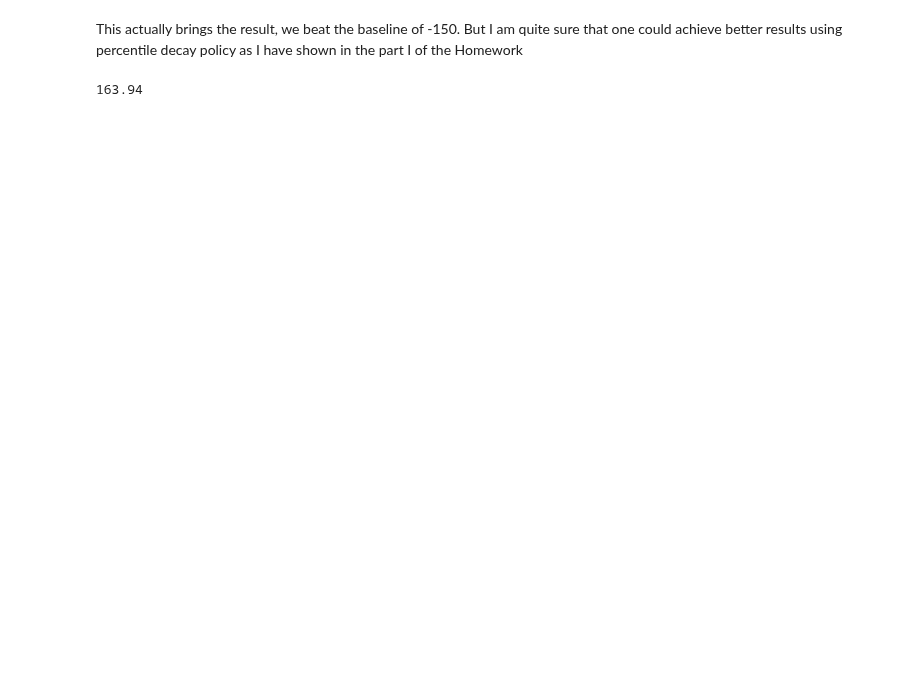
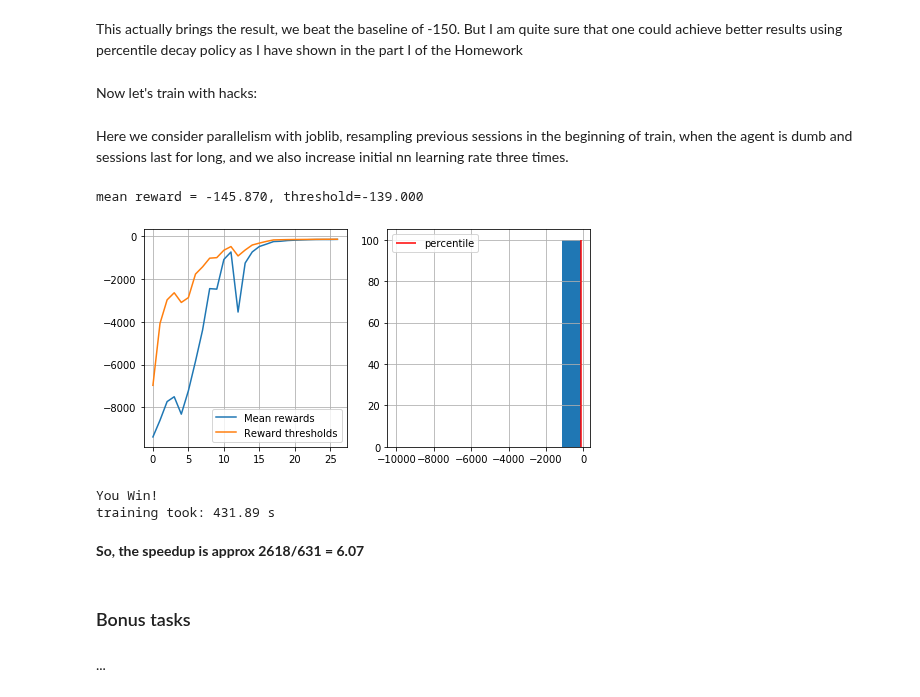
Before and after one commit to SergeiGorbatiuk/Practical_RL, a Jupyter notebook: week01_intro/deep_crossentropy_method.ipynb, the cells around one changed output. Saved outputs shown, nothing was run; the diff lists cells and outputs as text; code cells hidden in the pictures; blank space fills up the shorter version.

```diff
--- a/week01_intro/deep_crossentropy_method.ipynb
+++ b/week01_intro/deep_crossentropy_method.ipynb
@@ -402,7 +399,6 @@ training took: 163.94210505485535ms
 # %% [markdown]
 This actually brings the result, we beat the baseline of -150. But I am quite sure that one could achieve better results using percentile decay policy as I have shown in the part I of the Homework
-# %%
-a = 163.94210505485535
-print('%0.2f' % a)
-# %% [output]
-163.94
+# %% [markdown]
+Now let's train with hacks:
+# %% [markdown]
+Here we consider parallelism with joblib, resampling previous sessions in the beginning of train, when the agent is dumb and sessions last for long, and we also increase initial nn learning rate three times.
@@ -408,0 +408,55 @@ print('%0.2f' % a)
+# %%
+mc_agent = reset_agent(lr=0.003)
+# %%
+n_sessions = 100
+percentile = 90
+resampling = 60
+log = []
+sessions_cache = deque(maxlen=3)
+start = time.time()
+for i in range(100):
+    # generate new sessions
+    if i > 30 or (i + 1) % 3 == 0 or len(sessions_cache) < 3:
+        print(f'{i}: Running true sampling')
+        sessions = Parallel(n_jobs=8)(delayed(generate_session)(mc_agent, t_max=int(1e4)) for i in range(n_sessions))
+        sessions_cache.append(np.array(sessions))
+
+
+        states_batch, actions_batch, rewards_batch = map(np.array, zip(*sessions))
+        try:
+            elite_states, elite_actions = select_elites(states_batch, actions_batch, rewards_batch, percentile, not_eq=True)
+        except ValueError:
+            continue
+        mc_agent.partial_fit(elite_states, elite_actions)
+
+        show_progress(rewards_batch, log, percentile, reward_range=[-10000, np.max(rewards_batch)])
+
+        if np.mean(rewards_batch) > -150:
+            print("You Win!")
+            break
+    else:
+        print(f'{i}: Running partial sampling')
+        sessions_part = Parallel(n_jobs=8)(delayed(generate_session)(mc_agent, t_max=int(1e4)) for i in range(n_sessions-resampling))
+        for ep in [1, 2, 3]:
+            inds = np.random.randint(low=0, high=n_sessions, size=10*ep)
+            sessions_part += list(sessions_cache[0][inds])
+        sessions_cache.append(np.array(sessions_part))
+
+        states_batch, actions_batch, rewards_batch = map(np.array, zip(*sessions))
+
+        elite_states, elite_actions = select_elites(states_batch, actions_batch, rewards_batch, percentile, not_eq=True)
+        mc_agent.partial_fit(elite_states, elite_actions)
+
+fin = time.time()
+print('training took: %0.2f s' % (fin - start))
+# %% [output]
+mean reward = -145.870, threshold=-139.000
+[figure, added]
+You Win!
+training took: 431.89 s
+# %% [markdown]
+**So, the speedup is approx 2618/631 = 6.07**
+# %% [markdown]
+### Bonus tasks
+# %% [markdown]
+...
```
Also changed, not shown: parts of 6 cells of this notebook.
